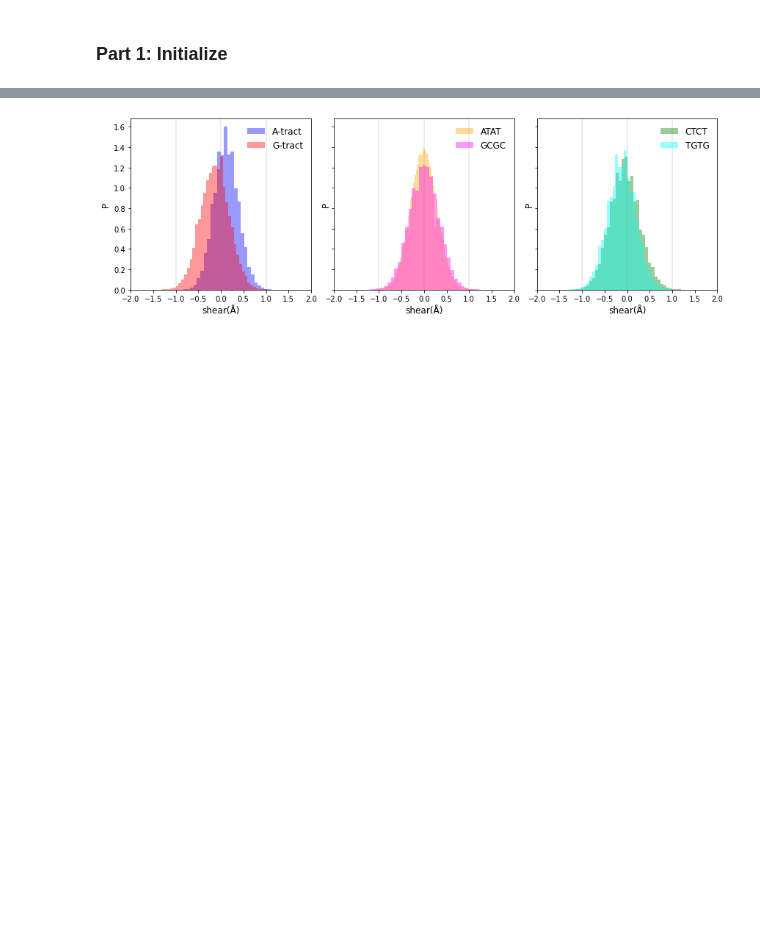
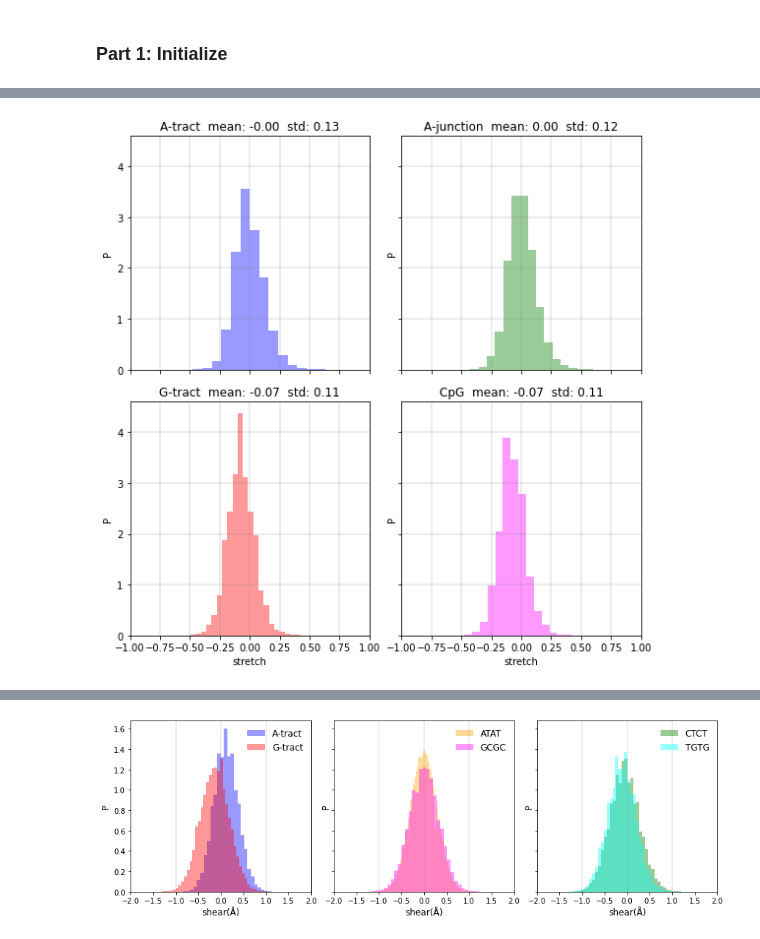
Before and after one commit to yizaochen/structural_x3dna, a Jupyter notebook: notebooks/5_basepair_analysis.ipynb, the cells around one changed output, grey strips where cells are left out. Cells and saved outputs as stored; diff of their text form; code cells hidden in the pictures; blank space fills up the shorter version.

```diff
--- a/notebooks/5_basepair_analysis.ipynb
+++ b/notebooks/5_basepair_analysis.ipynb
@@ -9,0 +48,18 @@ bp_agent = BasePairAgent(rootfolder, time_interval)
+# %%
+figsize = (8, 8)
+sele_para = 'stretch' #'shear', 'buckle', 'stretch', 'propeller', 'stagger', 'opening'
+bins = 100
+xlines = np.arange(-0.75,0.76,0.25) # None or [xvalue1, xvalue2, ...]
+ylines = range(1,5) # None or [yvalue1, yvalue2, ...]
+xlim = (-1,1) # None or (xmin, xmax)
+ylim = None  # None or (ymin, ymax)
+xticks = None
+yticks = None
+
+fig, axes = bp_agent.histogram_four_sys_one_para(figsize, sele_para, bins, xlines, ylines, xlim, ylim, xticks, yticks)
+
+plt.tight_layout()
+#plt.savefig(f'/home/yizaochen/Desktop/drawzone_temp/{sele_para}.svg')
+plt.show()
+# %% [output]
+[figure, added]
```
Also changed, not shown: parts of 10 cells of this notebook, 7 other files.
